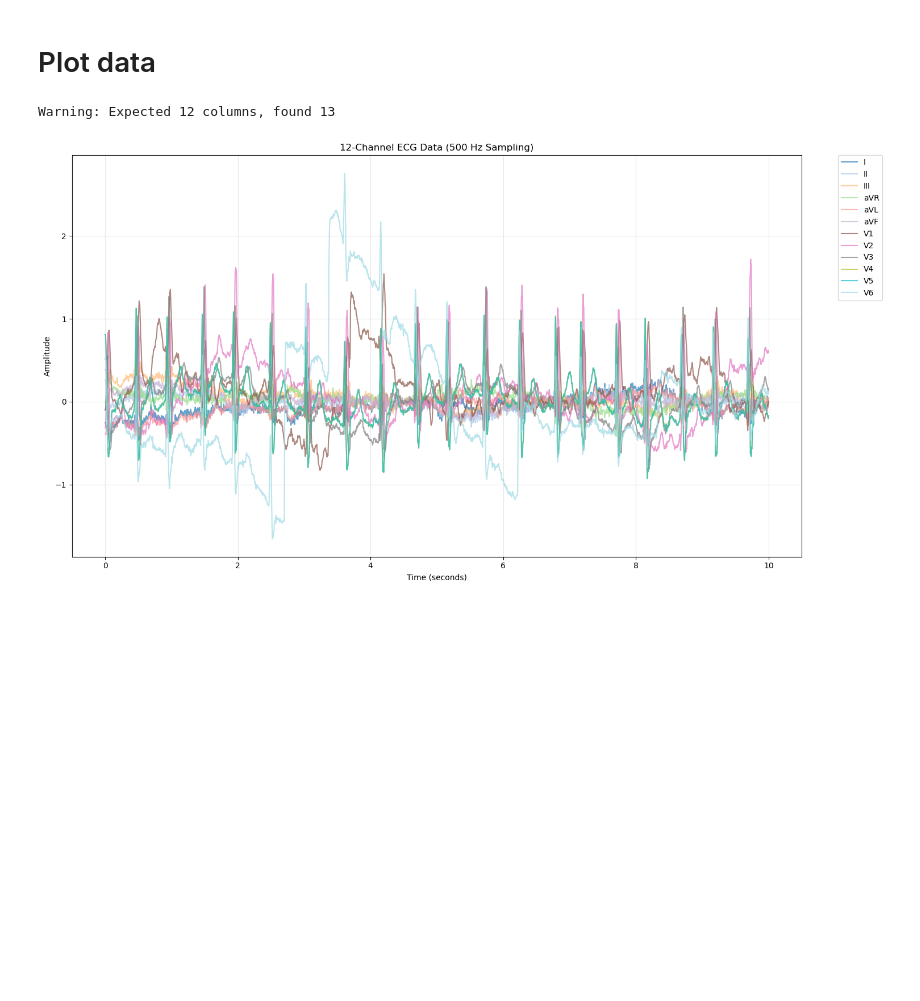
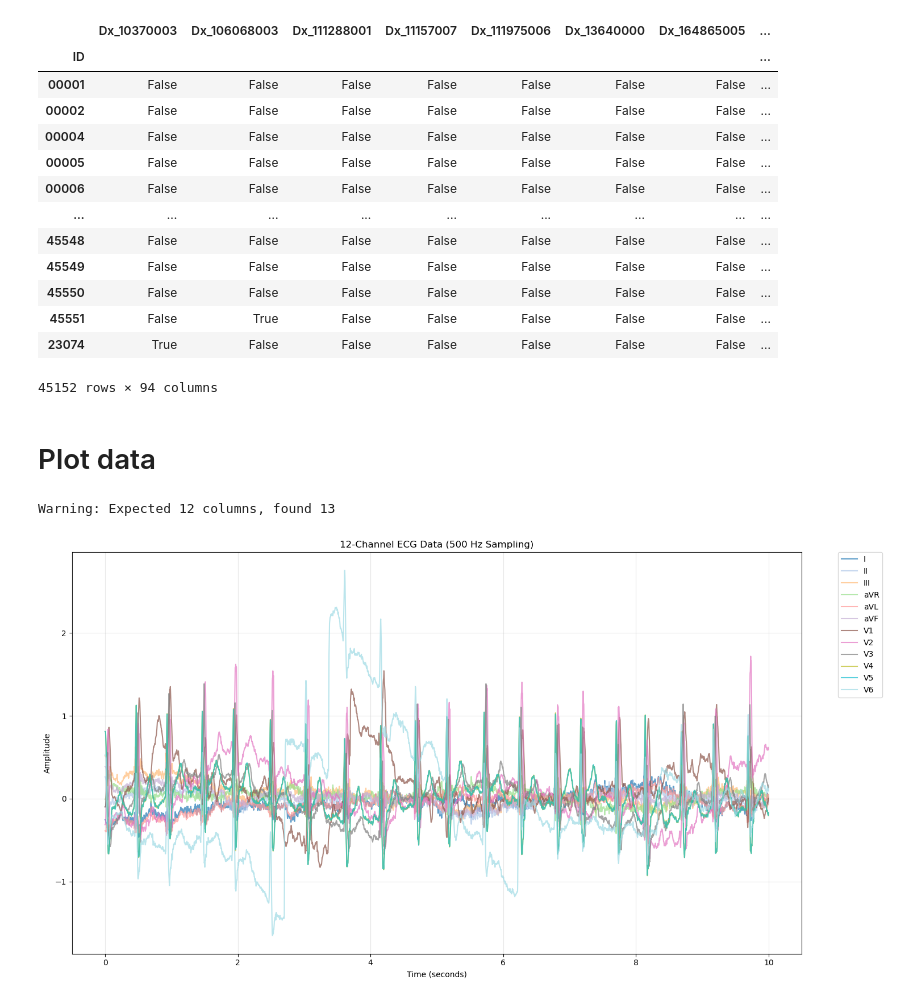
Before and after one commit to MilkCatt/ECG-HeartNet, a Jupyter notebook: get_outputs.ipynb, the cells around one changed output. Cells and saved outputs as stored; diff of their text form; code cells hidden in the pictures; blank space fills up the shorter version.

```diff
--- a/get_outputs.ipynb
+++ b/get_outputs.ipynb
@@ -52,0 +54,4 @@ Processing completed. Results saved to ecg_diagnoses_onehot.csv
+# %%
+labels = pd.read_csv('data/diagnoses.csv')
+labels['ID'] = labels['ID'].str.replace('\D', '', regex=True)
+labels
@@ -53,3 +72,21 @@ Processing completed. Results saved to ecg_diagnoses_onehot.csv
+# %%
+labels.set_index('ID', inplace=True)
+labels
+# %% [output]
+|  | Dx_10370003 | Dx_106068003 | Dx_111288001 | Dx_11157007 | Dx_111975006 | Dx_13640000 | Dx_164865005 | ... |
+| ID |  |  |  |  |  |  |  | ... |
+| 00001 | False | False | False | False | False | False | False | ... |
+| 00002 | False | False | False | False | False | False | False | ... |
+| 00004 | False | False | False | False | False | False | False | ... |
+| 00005 | False | False | False | False | False | False | False | ... |
+| 00006 | False | False | False | False | False | False | False | ... |
+| ... | ... | ... | ... | ... | ... | ... | ... | ... |
+| 45548 | False | False | False | False | False | False | False | ... |
+| 45549 | False | False | False | False | False | False | False | ... |
+| 45550 | False | False | False | False | False | False | False | ... |
+| 45551 | False | True | False | False | False | False | False | ... |
+| 23074 | True | False | False | False | False | False | False | ... |
+45152 rows × 94 columns
 # %% [markdown]
 # Plot data
 # %%
```
Also changed, not shown: parts of 3 cells of this notebook, 17 other files.
